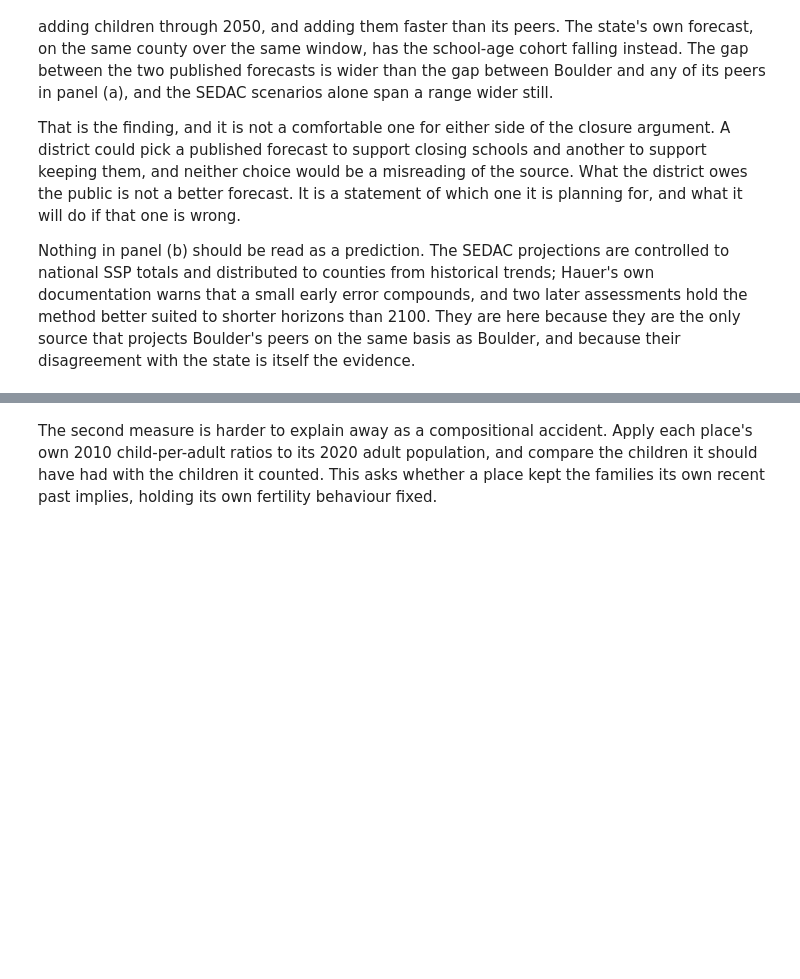
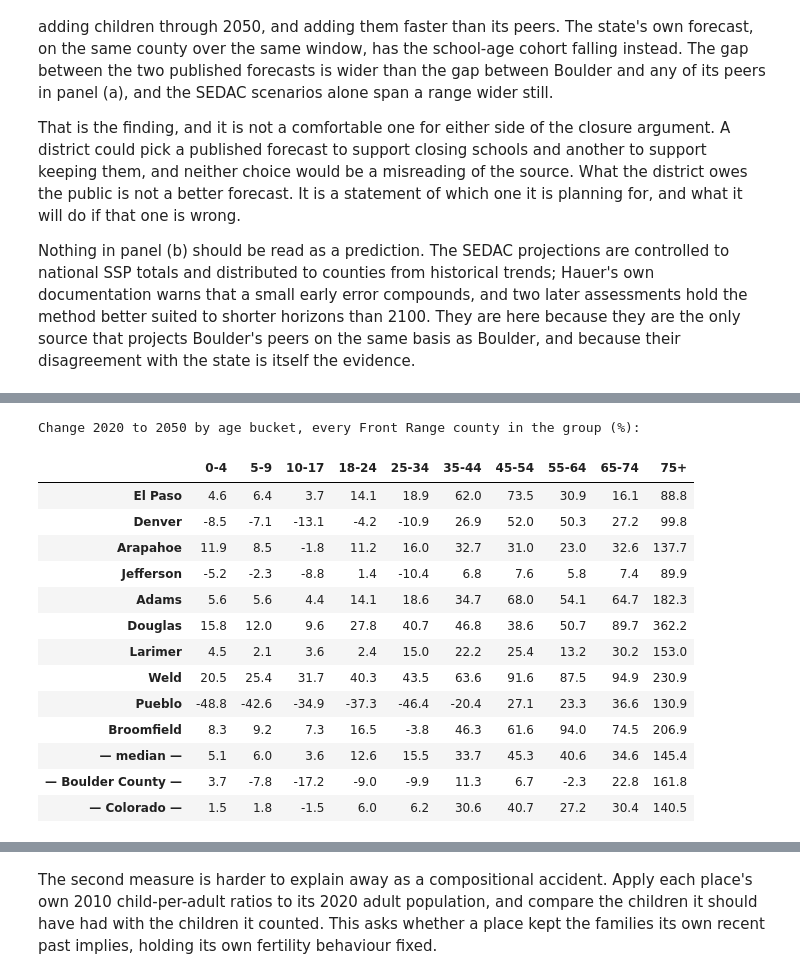
Before and after one commit to brianckeegan/charting-boulder, a Jupyter notebook: 2026-09-bvsd/bvsd-analysis.ipynb, the cells around one changed output, grey strips where cells are left out. Cells and saved outputs as stored; diff of their text form; code cells hidden in the pictures; blank space fills up the shorter version.

```diff
--- a/2026-09-bvsd/bvsd-analysis.ipynb
+++ b/2026-09-bvsd/bvsd-analysis.ipynb
@@ -805,0 +835,34 @@ itself the evidence.
+# %%
+FRONT_RANGE_MIN_POP = 50_000    # below this a single bucket swings on a few hundred people
+SDO_START, SDO_END = 2020, 2050
+
+# The ten buckets from the city figure. The SDO publishes single years of age, so each is exact.
+def sdo_bucket_population(frame, year):
+    rows = frame[frame['year'] == year]
+    counts = {}
+    for label, lo, hi in AGE_BUCKETS:
+        counts[label] = rows.loc[rows['age'].between(lo, hi), 'totalpopulation'].sum()
+    assert abs(sum(counts.values()) - rows['totalpopulation'].sum()) < 1e-6, 'buckets do not tile'
+    return counts
+
+def sdo_bucket_change(frame, start=SDO_START, end=SDO_END):
+    first, last = sdo_bucket_population(frame, start), sdo_bucket_population(frame, end)
+    return {label: (last[label] / first[label] - 1) * 100 for label in first}
+
+front_range_pop_s = (sya_df.loc[(sya_df['year'] == SDO_START) & (sya_df['countyfips'] != COLORADO_CODE)]
+                     .groupby('county')['totalpopulation'].sum().sort_values(ascending=False))
+c0 = front_range_pop_s >= FRONT_RANGE_MIN_POP
+comparison_counties_l = [name for name in front_range_pop_s[c0].index if name != 'Boulder']
+dropped_counties_l = list(front_range_pop_s[~c0].index)
+
+assert 'Boulder' not in comparison_counties_l, 'Boulder is in its own comparison group'
+assert len(comparison_counties_l) + len(dropped_counties_l) + 1 == len(front_range_pop_s), \
+    'a Front Range county is in neither group'
+
+print(f'Front Range Urban Corridor: {len(front_range_pop_s)} Colorado counties')
+print(f'  comparison group ({len(comparison_counties_l)}, at or above {FRONT_RANGE_MIN_POP:,} in {SDO_START}): '
+      f"{', '.join(comparison_counties_l)}")
+print(f"  below the threshold and dropped: {', '.join(dropped_counties_l)}")
+print(f"  Boulder County itself sits {int(front_range_pop_s.rank(ascending=False)['Boulder'])}th of "
+      f'{len(front_range_pop_s)} by {SDO_START} population')
+front_range_pop_s.to_frame(f'{SDO_START} population').round(0)
@@ -805,0 +954,24 @@ itself the evidence.
+# %%
+# Every county behind the median, printed rather than summarised
+front_range_display_df = front_range_change_df.copy()
+front_range_display_df.loc['— median —'] = front_range_change_df.median()
+front_range_display_df.loc['— Boulder County —'] = sdo_profile_df['Boulder']
+front_range_display_df.loc['— Colorado —'] = sdo_profile_df['colorado']
+print(f'Change {SDO_START} to {SDO_END} by age bucket, every Front Range county in the group (%):')
+front_range_display_df.round(1)
+# %% [output]
+Change 2020 to 2050 by age bucket, every Front Range county in the group (%):
+|  | 0-4 | 5-9 | 10-17 | 18-24 | 25-34 | 35-44 | 45-54 | 55-64 | 65-74 | 75+ |
+| El Paso | 4.6 | 6.4 | 3.7 | 14.1 | 18.9 | 62.0 | 73.5 | 30.9 | 16.1 | 88.8 |
+| Denver | -8.5 | -7.1 | -13.1 | -4.2 | -10.9 | 26.9 | 52.0 | 50.3 | 27.2 | 99.8 |
+| Arapahoe | 11.9 | 8.5 | -1.8 | 11.2 | 16.0 | 32.7 | 31.0 | 23.0 | 32.6 | 137.7 |
+| Jefferson | -5.2 | -2.3 | -8.8 | 1.4 | -10.4 | 6.8 | 7.6 | 5.8 | 7.4 | 89.9 |
+| Adams | 5.6 | 5.6 | 4.4 | 14.1 | 18.6 | 34.7 | 68.0 | 54.1 | 64.7 | 182.3 |
+| Douglas | 15.8 | 12.0 | 9.6 | 27.8 | 40.7 | 46.8 | 38.6 | 50.7 | 89.7 | 362.2 |
+| Larimer | 4.5 | 2.1 | 3.6 | 2.4 | 15.0 | 22.2 | 25.4 | 13.2 | 30.2 | 153.0 |
+| Weld | 20.5 | 25.4 | 31.7 | 40.3 | 43.5 | 63.6 | 91.6 | 87.5 | 94.9 | 230.9 |
+| Pueblo | -48.8 | -42.6 | -34.9 | -37.3 | -46.4 | -20.4 | 27.1 | 23.3 | 36.6 | 130.9 |
+| Broomfield | 8.3 | 9.2 | 7.3 | 16.5 | -3.8 | 46.3 | 61.6 | 94.0 | 74.5 | 206.9 |
+| — median — | 5.1 | 6.0 | 3.6 | 12.6 | 15.5 | 33.7 | 45.3 | 40.6 | 34.6 | 145.4 |
+| — Boulder County — | 3.7 | -7.8 | -17.2 | -9.0 | -9.9 | 11.3 | 6.7 | -2.3 | 22.8 | 161.8 |
+| — Colorado — | 1.5 | 1.8 | -1.5 | 6.0 | 6.2 | 30.6 | 40.7 | 27.2 | 30.4 | 140.5 |
```
Also changed, not shown: parts of 15 cells of this notebook, 14 other files.
